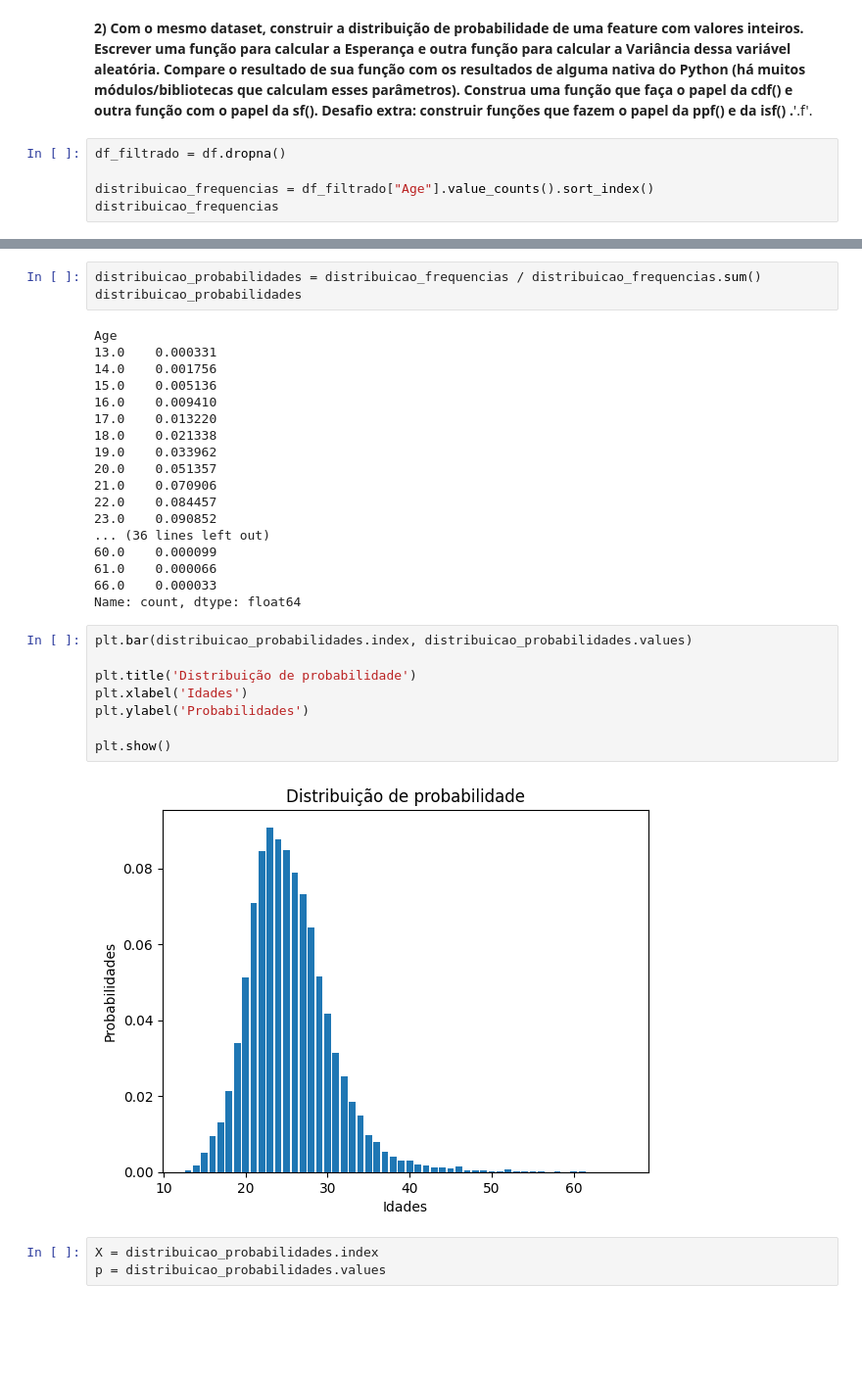
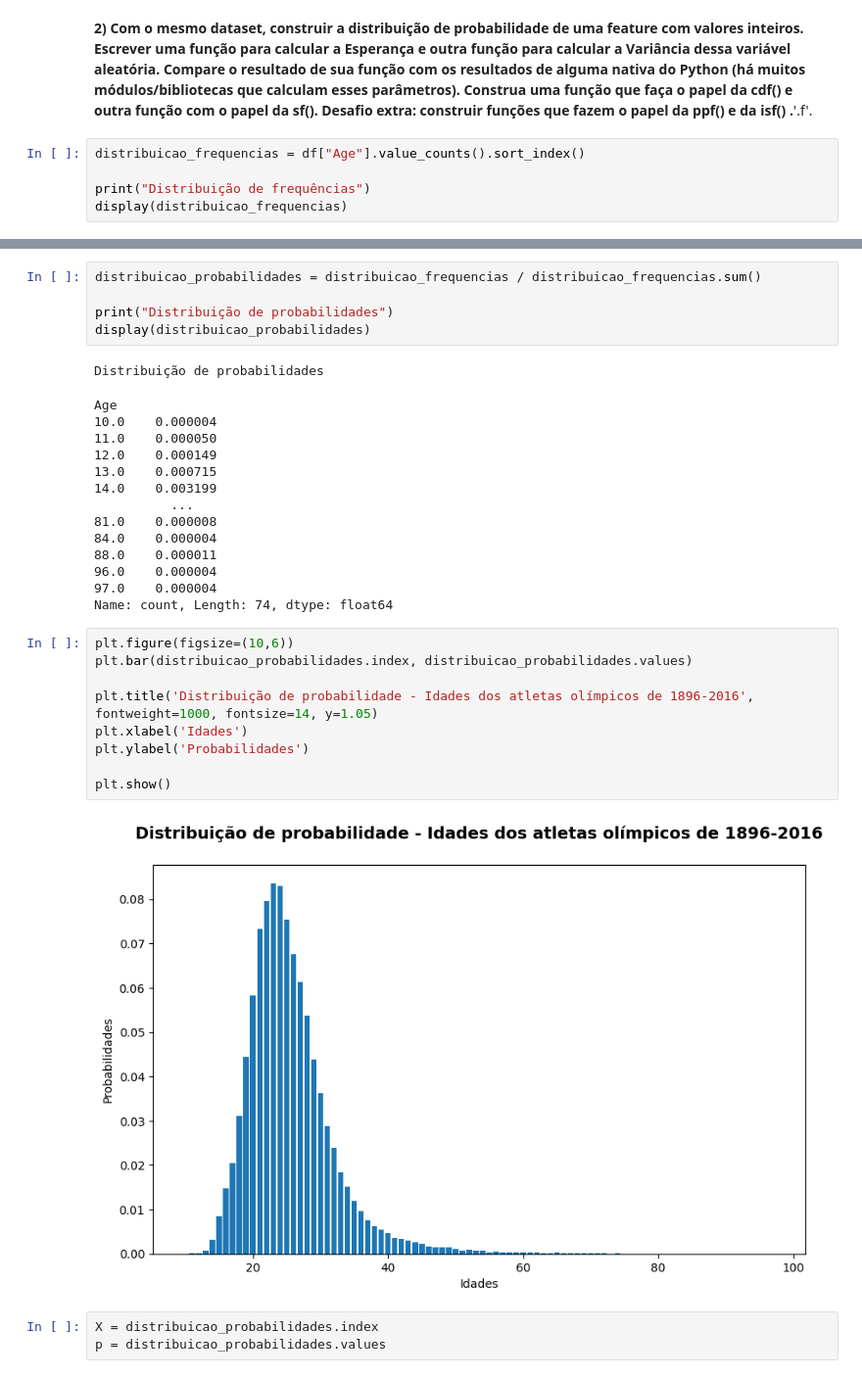
Before and after one commit to lorenaaxbastos/sc-estatistica, a Jupyter notebook: projeto_estatistica.ipynb, the cells around one changed output, grey strips where cells are left out. Shown at 98% size. Saved outputs shown, nothing was run; the diff lists cells and outputs as text; blank space fills up the shorter version.

```diff
--- a/projeto_estatistica.ipynb
+++ b/projeto_estatistica.ipynb
@@ -55,8 +54,8 @@ __1) Em algum dataset, classifique as suas colunas em Quantitativa Discreta, Qua
 # %% [markdown]
 __2) Com o mesmo dataset, construir a distribuição de probabilidade de uma feature com valores inteiros. Escrever uma função para calcular a Esperança e outra função para calcular a Variância dessa variável aleatória. Compare o resultado de sua função com os resultados de alguma nativa do Python (há muitos módulos/bibliotecas que calculam esses parâmetros). Construa uma função que faça o papel da cdf() e outra função com o papel da sf(). Desafio extra: construir funções que fazem o papel da ppf() e da isf() .__'.f'.
 # %%
-df_filtrado = df.dropna()
+distribuicao_frequencias = df["Age"].value_counts().sort_index()
 
-distribuicao_frequencias = df_filtrado["Age"].value_counts().sort_index()
-distribuicao_frequencias
+print("Distribuição de frequências")
+display(distribuicao_frequencias)
 # %% [output]
@@ -80,34 +76,34 @@ Name: count, dtype: int64
 # %%
 distribuicao_probabilidades = distribuicao_frequencias / distribuicao_frequencias.sum()
-distribuicao_probabilidades
+
+print("Distribuição de probabilidades")
+display(distribuicao_probabilidades)
 # %% [output]
-Age
-13.0    0.000331
-14.0    0.001756
-15.0    0.005136
-16.0    0.009410
-17.0    0.013220
-18.0    0.021338
-19.0    0.033962
-20.0    0.051357
-21.0    0.070906
-22.0    0.084457
-23.0    0.090852
-... (36 lines left out)
-60.0    0.000099
-61.0    0.000066
-66.0    0.000033
-Name: count, dtype: float64
+Distribuição de probabilidades
+Age
+10.0    0.000004
+11.0    0.000050
+12.0    0.000149
+13.0    0.000715
+14.0    0.003199
+          ...
+81.0    0.000008
+84.0    0.000004
+88.0    0.000011
+96.0    0.000004
+97.0    0.000004
+Name: count, Length: 74, dtype: float64
 # %%
+plt.figure(figsize=(10,6))
 plt.bar(distribuicao_probabilidades.index, distribuicao_probabilidades.values)
 
-plt.title('Distribuição de probabilidade')
+plt.title('Distribuição de probabilidade - Idades dos atletas olímpicos de 1896-2016', fontweight=1000, fontsize=14, y=1.05)
 plt.xlabel('Idades')
 plt.ylabel('Probabilidades')
 
 plt.show()
 # %% [output]
-[figure, old version]
+[figure, new version]
 # %%
 X = distribuicao_probabilidades.index
 p = distribuicao_probabilidades.values
```
Also changed, not shown: parts of 4 cells of this notebook.
